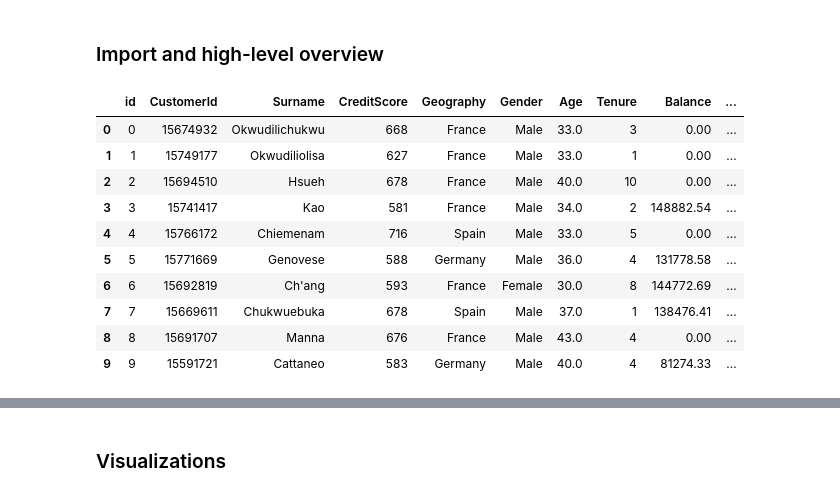
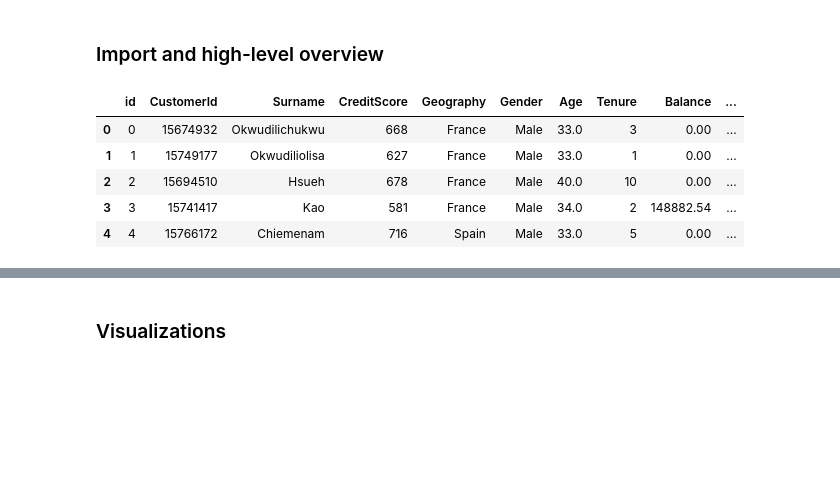
Before and after one commit to EliasOMacias/Bank_client_churn_prediction, a Jupyter notebook: Bank_churn_predictor.ipynb, the cells around one changed output, grey strips where cells are left out. Saved outputs shown, nothing was run; the diff lists cells and outputs as text; code cells hidden in the pictures; blank space fills up the shorter version.

```diff
--- a/Bank_churn_predictor.ipynb
+++ b/Bank_churn_predictor.ipynb
@@ -31,20 +32,15 @@ import matplotlib.pyplot as plt
 # %%
 # Import and preview our data set
 df = pd.read_csv('/Users/elias_m/Desktop/Projects /Bank Churn/train.csv')
 df_test = pd.read_csv('/Users/elias_m/Desktop/Projects /Bank Churn/train.csv')
-df.head(10)
+df.head(5)
 # %% [output]
 |  | id | CustomerId | Surname | CreditScore | Geography | Gender | Age | Tenure | Balance | ... |
 | 0 | 0 | 15674932 | Okwudilichukwu | 668 | France | Male | 33.0 | 3 | 0.00 | ... |
 | 1 | 1 | 15749177 | Okwudiliolisa | 627 | France | Male | 33.0 | 1 | 0.00 | ... |
 | 2 | 2 | 15694510 | Hsueh | 678 | France | Male | 40.0 | 10 | 0.00 | ... |
 | 3 | 3 | 15741417 | Kao | 581 | France | Male | 34.0 | 2 | 148882.54 | ... |
 | 4 | 4 | 15766172 | Chiemenam | 716 | Spain | Male | 33.0 | 5 | 0.00 | ... |
-| 5 | 5 | 15771669 | Genovese | 588 | Germany | Male | 36.0 | 4 | 131778.58 | ... |
-| 6 | 6 | 15692819 | Ch'ang | 593 | France | Female | 30.0 | 8 | 144772.69 | ... |
-| 7 | 7 | 15669611 | Chukwuebuka | 678 | Spain | Male | 37.0 | 1 | 138476.41 | ... |
-| 8 | 8 | 15691707 | Manna | 676 | France | Male | 43.0 | 4 | 0.00 | ... |
-| 9 | 9 | 15591721 | Cattaneo | 583 | Germany | Male | 40.0 | 4 | 81274.33 | ... |
 # %%
 # the following cells give us a high level overview, of the count, average and median of our dataset.
 df.describe()
```
Also changed, not shown: parts of 5 cells of this notebook.
